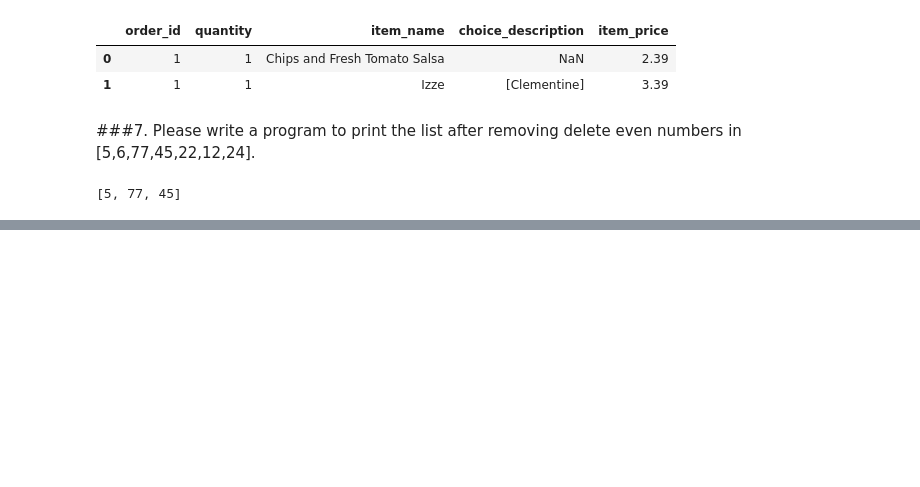
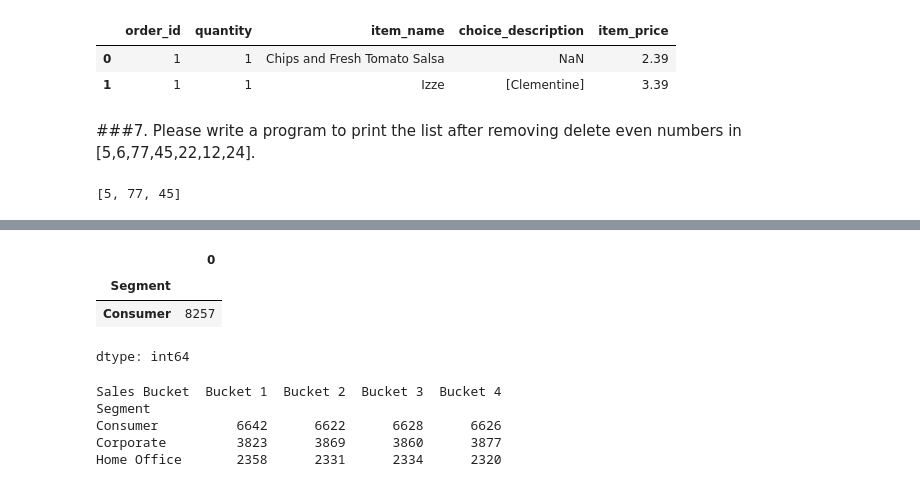
Before and after one commit to NITianHarsh/PythonLearning, a Jupyter notebook: SolutionToPython.ipynb, the cells around one changed output, grey strips where cells are left out. Saved outputs shown, nothing was run; the diff lists cells and outputs as text; code cells hidden in the pictures; blank space fills up the shorter version.

```diff
--- a/SolutionToPython.ipynb
+++ b/SolutionToPython.ipynb
@@ -772,0 +798,7 @@ new_lis
+# %%
+df4[df4['Order Priority'] == 'High'].groupby('Segment').size().head(1).sort_values(ascending=False)
+# %% [output]
+|  | 0 |
+| Segment |  |
+| Consumer | 8257 |
+dtype: int64
@@ -772,0 +811,17 @@ new_lis
+# %%
+result = pd.pivot_table(
+    df4,
+    index='Segment',
+    columns='Sales Bucket',
+    values='Sales',
+    aggfunc='count',
+    fill_value=0
+)
+
+print(result)
+# %% [output]
+Sales Bucket  Bucket 1  Bucket 2  Bucket 3  Bucket 4
+Segment
+Consumer          6642      6622      6628      6626
+Corporate         3823      3869      3860      3877
+Home Office       2358      2331      2334      2320
```
Also changed, not shown: parts of 14 cells of this notebook.
